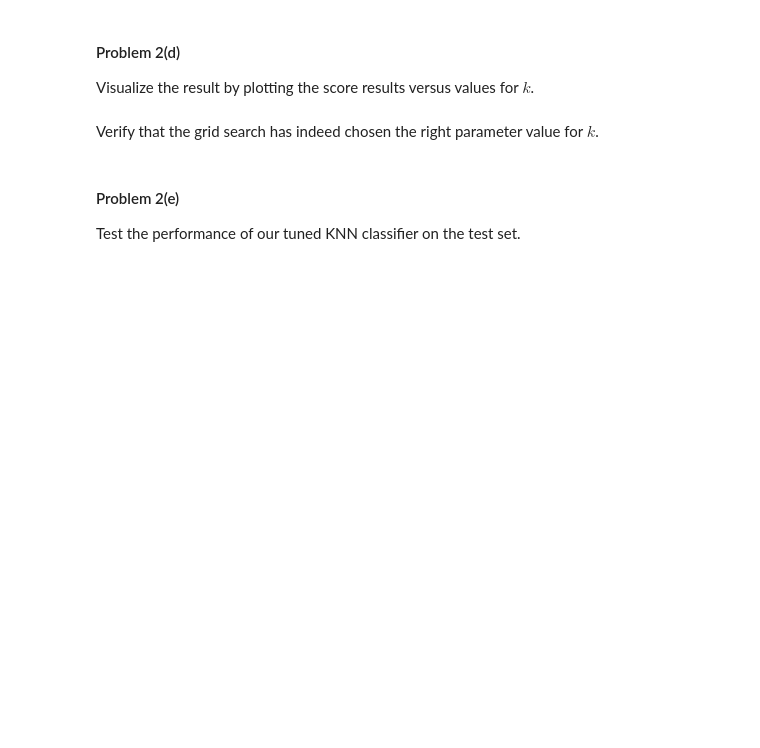
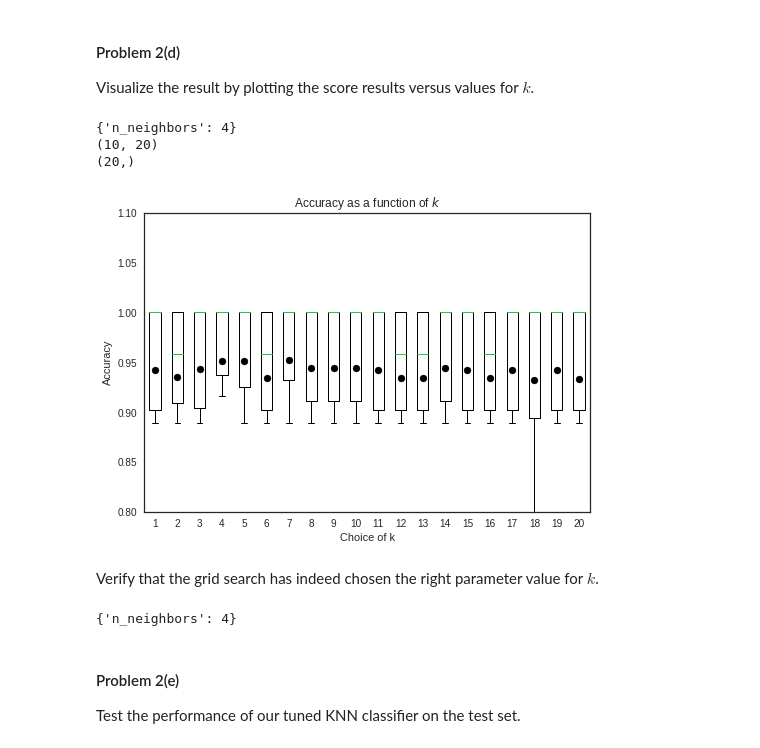
Before and after one commit to ShichengChen/cs109, a Jupyter notebook: 2014-master/homework/HW3.ipynb, the cells around one changed output. Drawn from its saved outputs; the diff is of its cells as text; code cells hidden in the pictures; blank space fills up the shorter version.

```diff
--- a/2014-master/homework/HW3.ipynb
+++ b/2014-master/homework/HW3.ipynb
@@ -499,0 +516,11 @@ In the lecture we discussed how to use cross validation to estimate the optimal
+# %%
+X = iris.data
+Y = iris.target
+xtrain,xtest,ytrain,ytest = train_test_split(X,Y, test_size=0.33, random_state=42)
+
+from sklearn.neighbors import KNeighborsClassifier
+knn = KNeighborsClassifier()
+parameters = {'n_neighbors': np.arange(1,21)}
+bm = GridSearchCV(knn, param_grid=parameters, cv=10)
+bm.fit(xtrain, ytrain)
+#bm.cv_results_
@@ -506,2 +541,21 @@ Visualize the result by plotting the score results versus values for $k$.
+# %%
+print bm.best_params_
+a = bm.cv_results_
+score = np.array([a['split'+str(i)+'_test_score'] for i in range(10)])
+print score.shape
+score_means = np.mean(score, axis=0)
+print score_means.shape
+plt.boxplot(score)
+plt.scatter(np.arange(1,21),score_means, c='k',zorder=2)
+plt.ylim(0.8, 1.1)
+plt.title('Accuracy as a function of $k$')
+plt.ylabel('Accuracy')
+plt.xlabel('Choice of k')
+plt.show()
+# %% [output]
+{'n_neighbors': 4}
+(10, 20)
+(20,)
+[figure, added]
 # %% [markdown]
 Verify that the grid search has indeed chosen the right parameter value for $k$.
@@ -510,3 +562,7 @@ Verify that the grid search has indeed chosen the right parameter value for $k$.
+# %%
+bm.best_params_
+# %% [output]
+{'n_neighbors': 4}
 # %% [markdown]
 #### Problem 2(e)
 
```
Also changed, not shown: parts of 12 cells of this notebook, 3 other files.
